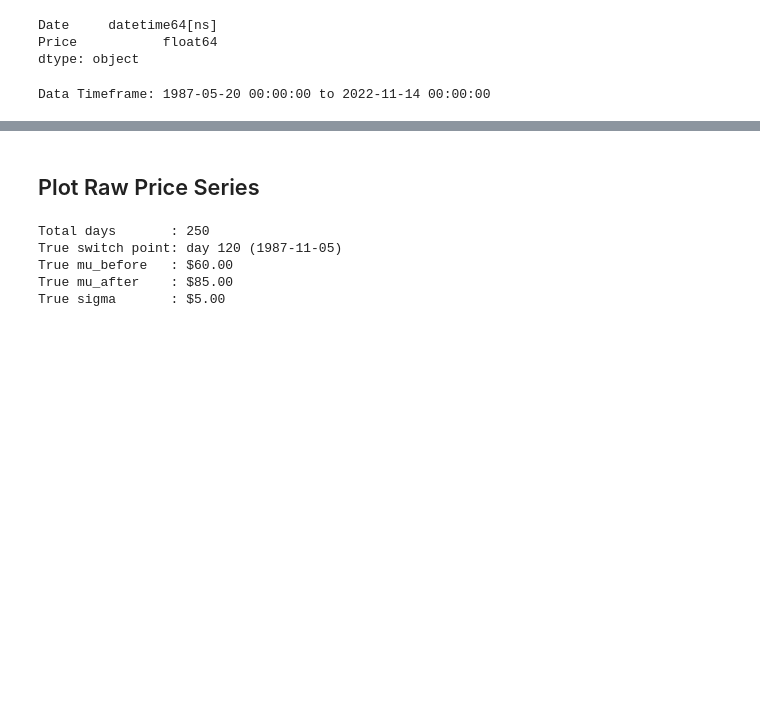
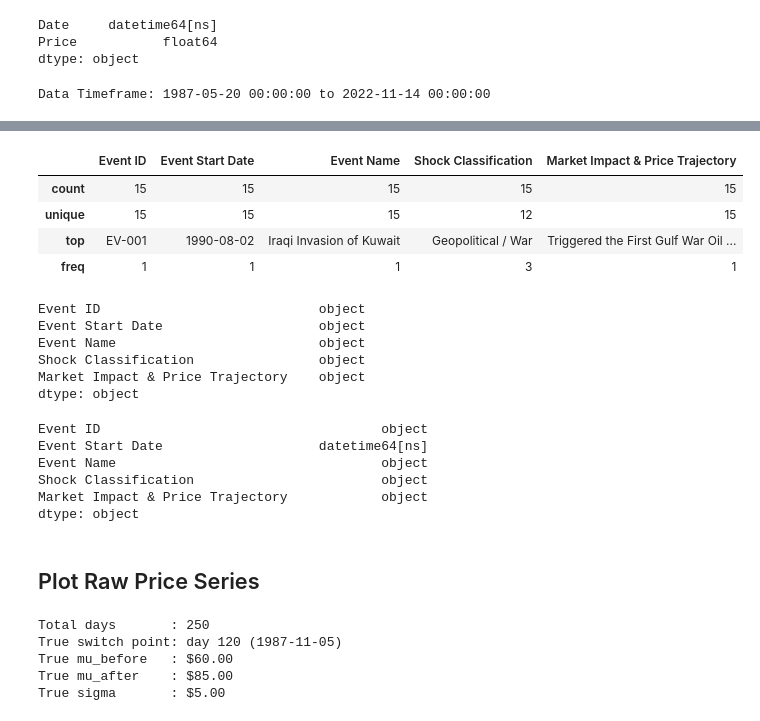
Before and after one commit to Rakeb-sys/Statistical-Modeling-of-Time-Series-Data, a Jupyter notebook: notebooks/eda_change.ipynb, the cells around one changed output, grey strips where cells are left out. Drawn from its saved outputs; the diff is of its cells as text; code cells hidden in the pictures; blank space fills up the shorter version.

```diff
--- a/notebooks/eda_change.ipynb
+++ b/notebooks/eda_change.ipynb
@@ -102,0 +106,3 @@ Data Timeframe: 1987-05-20 00:00:00 to 2022-11-14 00:00:00
+# %%
+df_ev = pd.read_csv('../data/raw/event_dataset.csv')
+df_ev.head(3)
@@ -103,3 +129,30 @@ Data Timeframe: 1987-05-20 00:00:00 to 2022-11-14 00:00:00
+# %%
+df_ev.describe()
+# %% [output]
+|  | Event ID | Event Start Date | Event Name | Shock Classification | Market Impact & Price Trajectory |
+| count | 15 | 15 | 15 | 15 | 15 |
+| unique | 15 | 15 | 15 | 12 | 15 |
+| top | EV-001 | 1990-08-02 | Iraqi Invasion of Kuwait | Geopolitical / War | Triggered the First Gulf War Oil ... |
+| freq | 1 | 1 | 1 | 3 | 1 |
+# %%
+df_ev.dtypes
+# %% [output]
+Event ID                            object
+Event Start Date                    object
+Event Name                          object
+Shock Classification                object
+Market Impact & Price Trajectory    object
+dtype: object
+# %%
+df_ev['Event Start Date'] = pd.to_datetime(df_ev['Event Start Date'])
+df_ev.dtypes
+# %% [output]
+Event ID                                    object
+Event Start Date                    datetime64[ns]
+Event Name                                  object
+Shock Classification                        object
+Market Impact & Price Trajectory            object
+dtype: object
 # %% [markdown]
 ## Plot Raw Price Series
 # %%
```
Also changed, not shown: parts of 9 cells of this notebook, 1 other file.
